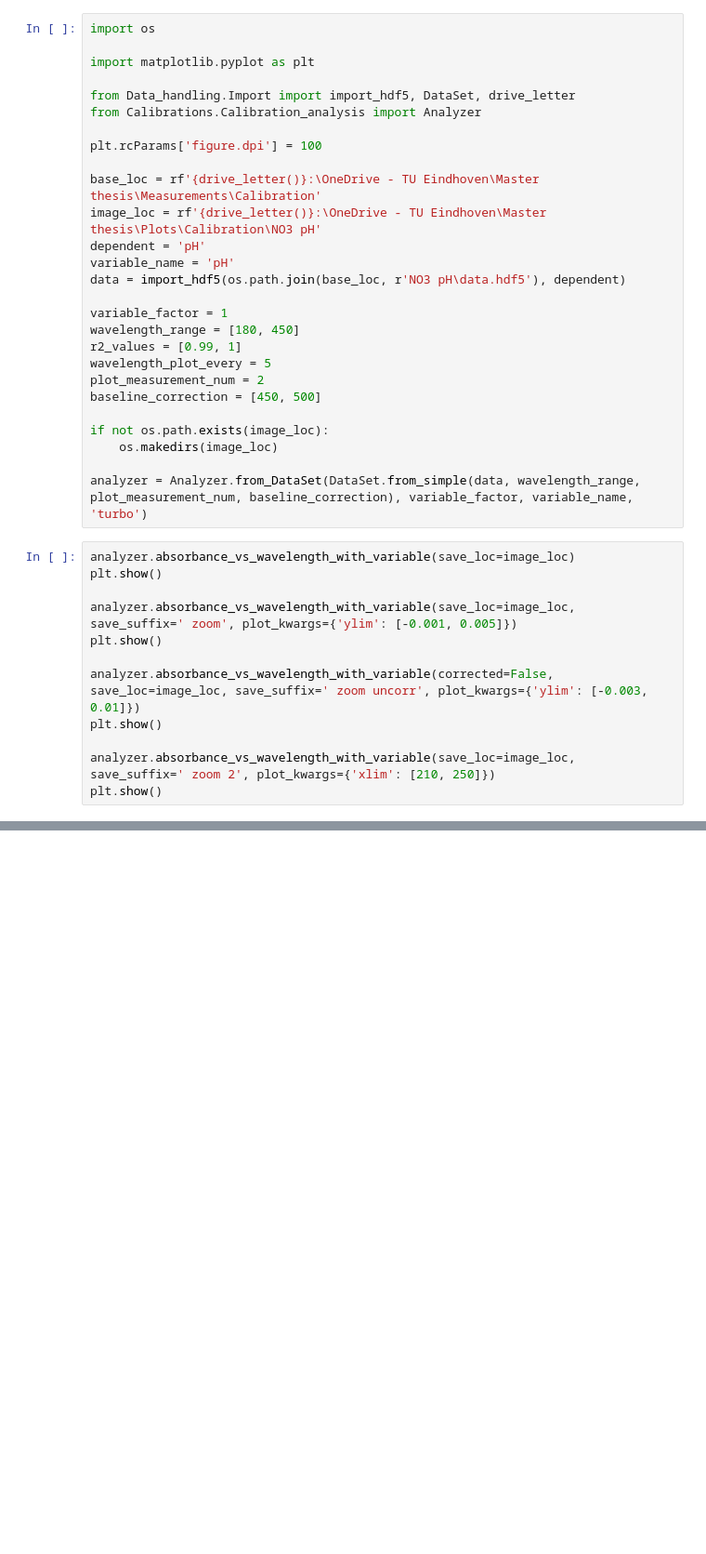
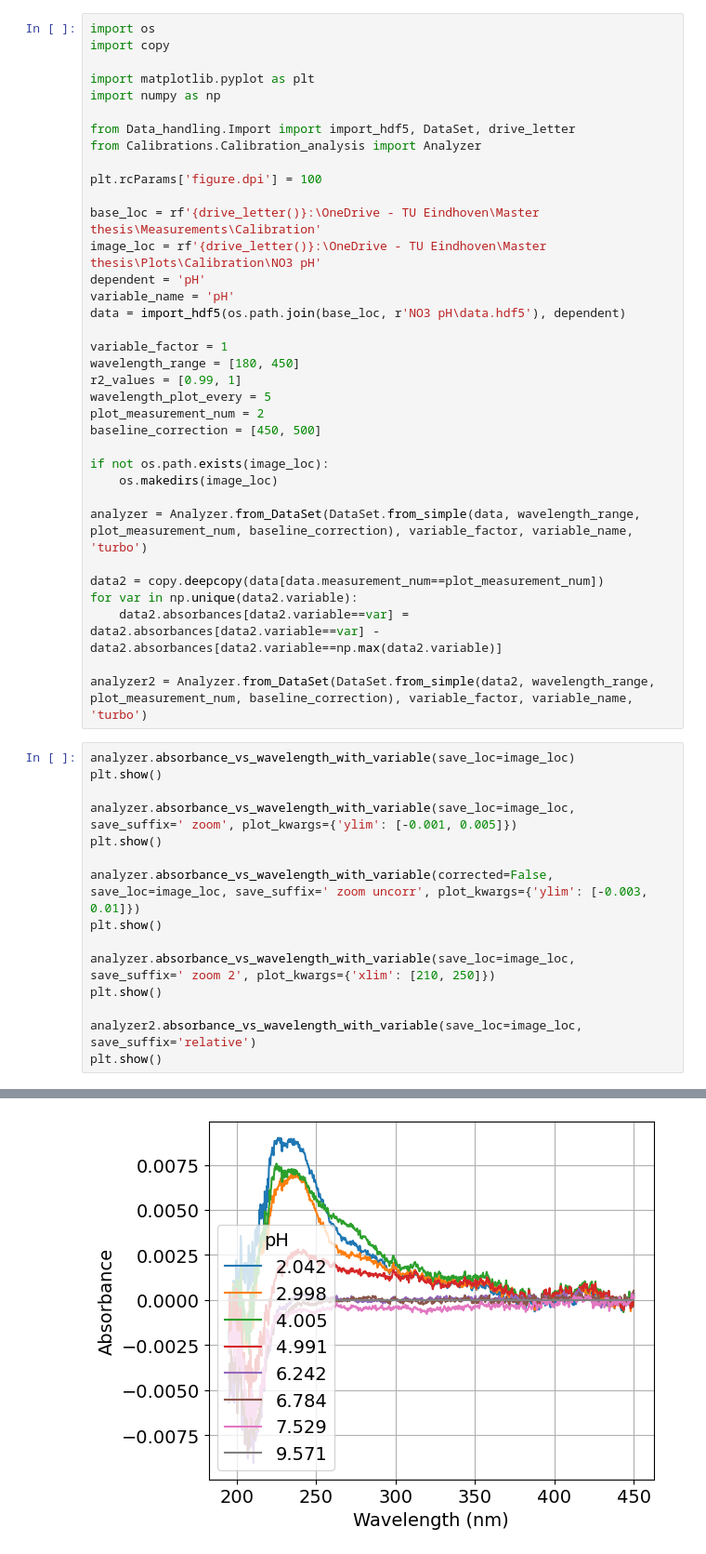
Before and after one commit to ThijsDrost/MasterDataAnalysis, a Jupyter notebook: Calibrations/pH/NO3.ipynb, the cells around one changed output, grey strips where cells are left out. Shown: that part at 93% size. Drawn from its saved outputs; the diff is of its cells as text; blank space fills up the shorter version.

```diff
--- a/Calibrations/pH/NO3.ipynb
+++ b/Calibrations/pH/NO3.ipynb
@@ -1,7 +1,9 @@
 # %%
 import os
+import copy
 
 import matplotlib.pyplot as plt
+import numpy as np
 
 from Data_handling.Import import import_hdf5, DataSet, drive_letter
 from Calibrations.Calibration_analysis import Analyzer
@@ -25,20 +27,30 @@ if not os.path.exists(image_loc):
     os.makedirs(image_loc)
 
 analyzer = Analyzer.from_DataSet(DataSet.from_simple(data, wavelength_range, plot_measurement_num, baseline_correction), variable_factor, variable_name, 'turbo')
+
+data2 = copy.deepcopy(data[data.measurement_num==plot_measurement_num])
+for var in np.unique(data2.variable):
+    data2.absorbances[data2.variable==var] = data2.absorbances[data2.variable==var] - data2.absorbances[data2.variable==np.max(data2.variable)]
+
+analyzer2 = Analyzer.from_DataSet(DataSet.from_simple(data2, wavelength_range, plot_measurement_num, baseline_correction), variable_factor, variable_name, 'turbo')
 # %%
 analyzer.absorbance_vs_wavelength_with_variable(save_loc=image_loc)
 plt.show()
 
 analyzer.absorbance_vs_wavelength_with_variable(save_loc=image_loc, save_suffix=' zoom', plot_kwargs={'ylim': [-0.001, 0.005]})
 plt.show()
 
 analyzer.absorbance_vs_wavelength_with_variable(corrected=False, save_loc=image_loc, save_suffix=' zoom uncorr', plot_kwargs={'ylim': [-0.003, 0.01]})
 plt.show()
 
 analyzer.absorbance_vs_wavelength_with_variable(save_loc=image_loc, save_suffix=' zoom 2', plot_kwargs={'xlim': [210, 250]})
 plt.show()
+
+analyzer2.absorbance_vs_wavelength_with_variable(save_loc=image_loc, save_suffix='relative')
+plt.show()
 # %% [output]
 [figure]
 [figure]
 [figure]
 [figure]
+[figure, added]
```
Also changed, not shown: 7 other files.
